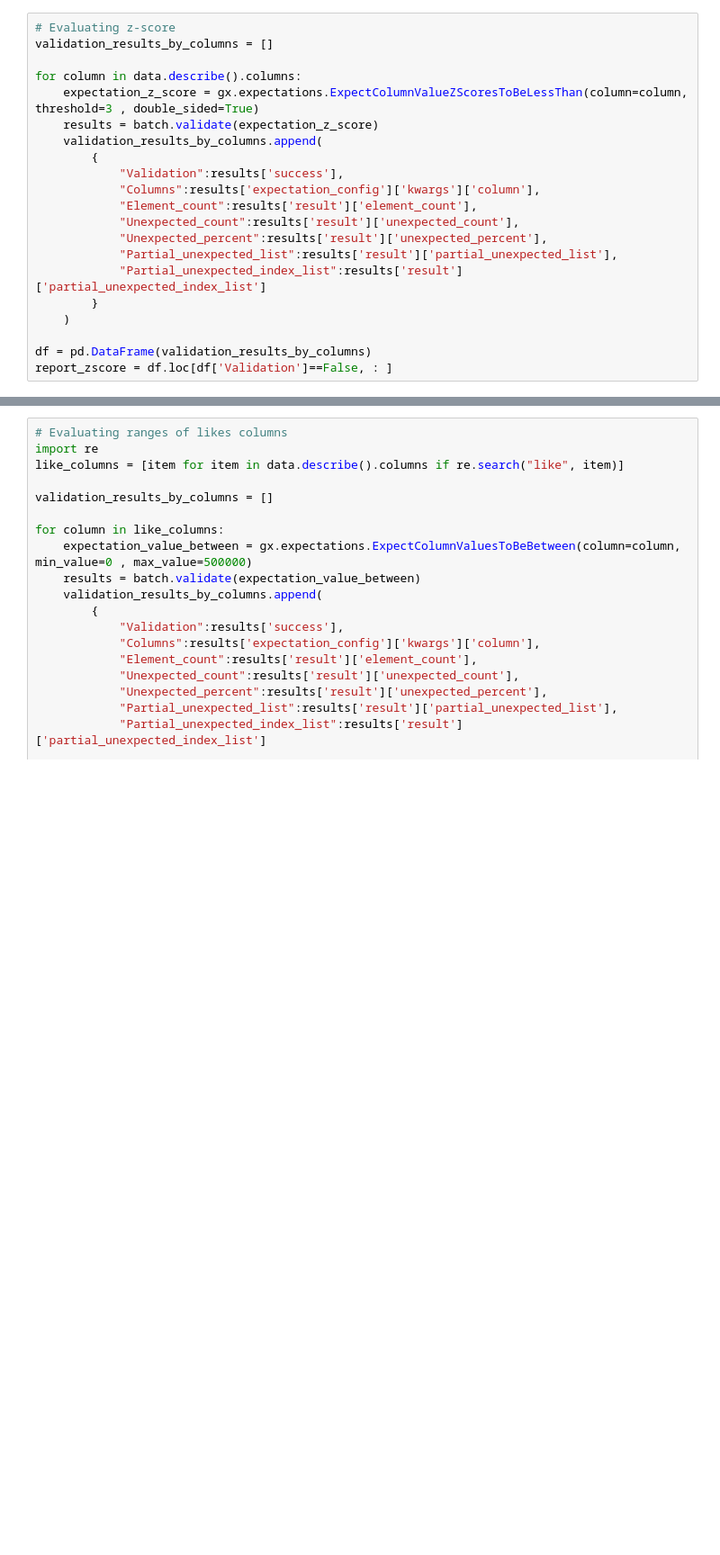
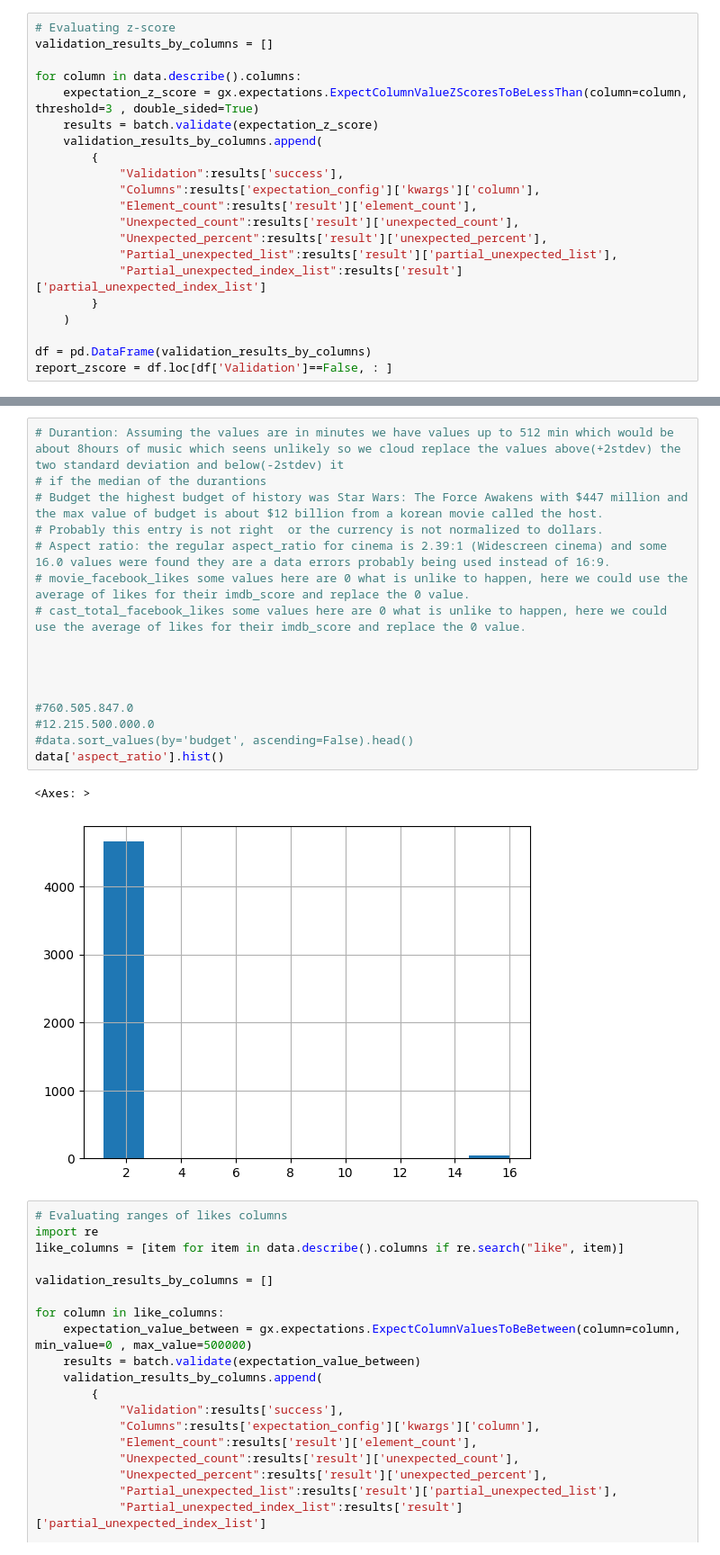
Before and after one commit to brunoVnonato/pyyne_data_eng_test, a Jupyter notebook: movie_metadata_pipeline.ipynb, the cells around one changed output, grey strips where cells are left out. Shown: that part at 90% size. Saved outputs shown, nothing was run; the diff lists cells and outputs as text; blank space fills up the shorter version.

```diff
--- a/movie_metadata_pipeline.ipynb
+++ b/movie_metadata_pipeline.ipynb
@@ -645,3 +743,22 @@ report_zscore = df.loc[df['Validation']==False, : ]
+# %%
+# Durantion: Assuming the values are in minutes we have values up to 512 min which would be about 8hours of music which seens unlikely so we cloud replace the values above(+2stdev) the two standard deviation and below(-2stdev) it
+# if the median of the durantions
+# Budget the highest budget of history was Star Wars: The Force Awakens with $447 million and the max value of budget is about $12 billion from a korean movie called the host.
+# Probably this entry is not right  or the currency is not normalized to dollars.
+# Aspect ratio: the regular aspect_ratio for cinema is 2.39:1 (Widescreen cinema) and some 16.0 values were found they are a data errors probably being used instead of 16:9.
+# movie_facebook_likes some values here are 0 what is unlike to happen, here we could use the average of likes for their imdb_score and replace the 0 value.
+# cast_total_facebook_likes some values here are 0 what is unlike to happen, here we could use the average of likes for their imdb_score and replace the 0 value.
+
+
+
+
+#760.505.847.0
+#12.215.500.000.0
+#data.sort_values(by='budget', ascending=False).head()
+data['aspect_ratio'].hist()
+# %% [output]
+<Axes: >
+[figure, added]
 # %%
 # Evaluating ranges of likes columns
 import re
```
Also changed, not shown: parts of 4 cells of this notebook.
